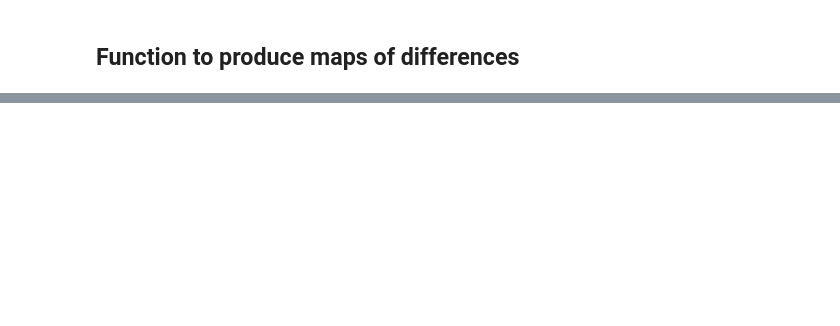
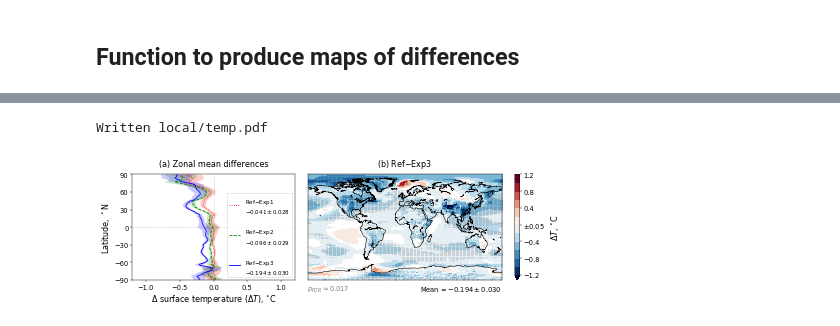
Before and after one commit to grandey/p17d-sulphur-eas-eqm, a Jupyter notebook: analysis_draft2018a/figures_draft2018a.ipynb, the cells around one changed output, grey strips where cells are left out. Saved outputs shown, nothing was run; the diff lists cells and outputs as text; code cells hidden in the pictures; blank space fills up the shorter version.

```diff
--- a/analysis_draft2018a/figures_draft2018a.ipynb
+++ b/analysis_draft2018a/figures_draft2018a.ipynb
@@ -423,0 +457,41 @@ if True:
+# %%
+def zonal_mean_exp3_map(variable='TS', f_or_b='b',
+                        xlim=[-1.2, 1.2], whiteout='0.05',
+                        cmap_name='RdBu_r', nlev=12,
+                        mean_format='${:+.3f}\pm{:.3f}$',
+                        file_prefix=None):
+    # Set-up figure
+    fig = plt.figure(figsize=(12, 4))
+    gs = gridspec.GridSpec(1, 2, width_ratios=[2, 3])
+    # (a) Zonal mean
+    xlabel = '{} ({}), {}'.format(variable_long_dict[variable],
+                                  variable_symbol_dict[variable],
+                                  variable_units_dict[variable])
+    title = '(a) Zonal mean differences'
+    ax = zonal_mean_line_plot(variable=variable, f_or_b=f_or_b,
+                              xlabel=xlabel, xlim=xlim,
+                              ylabel=True, mean_format=mean_format,
+                              title=title,
+                              ax=plt.subplot(gs[0, 0]))
+    # (b) Ref - Exp3 map
+    ax, im, tm_diff = difference_map(variable=variable, f_or_b=f_or_b,
+                                     ref_scenario='2000', scenario='eas0c',
+                                     vlim=xlim, whiteout=whiteout,
+                                     cmap_name=cmap_name, nlev=12, colorbar=True,
+                                     mean_format=mean_format,
+                                     title='(b) Ref$-$Exp3',
+                                     ax=plt.subplot(gs[0, 1]))
+    # Prevent overlapping labels
+    fig.tight_layout()
+    # Save
+    if file_prefix:
+        fig.savefig('local/{}.pdf'.format(file_prefix), bbox_inches='tight', dpi=300)
+        print('Written local/{}.pdf'.format(file_prefix))
+    return fig
+
+# Examples
+if True:
+    zonal_mean_exp3_map(file_prefix='temp')
+# %% [output]
+Written local/temp.pdf
+[figure, added]
```
Also changed, not shown: parts of 6 cells of this notebook, 1 other file.
